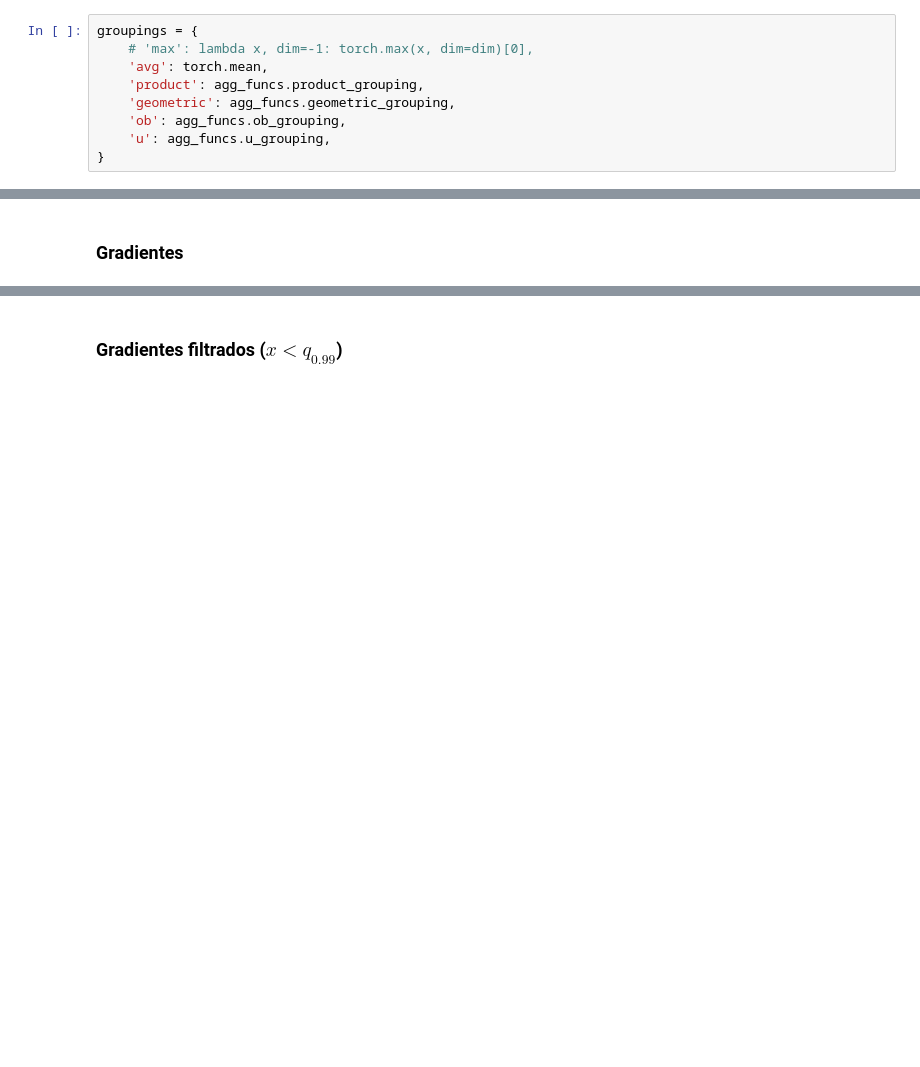
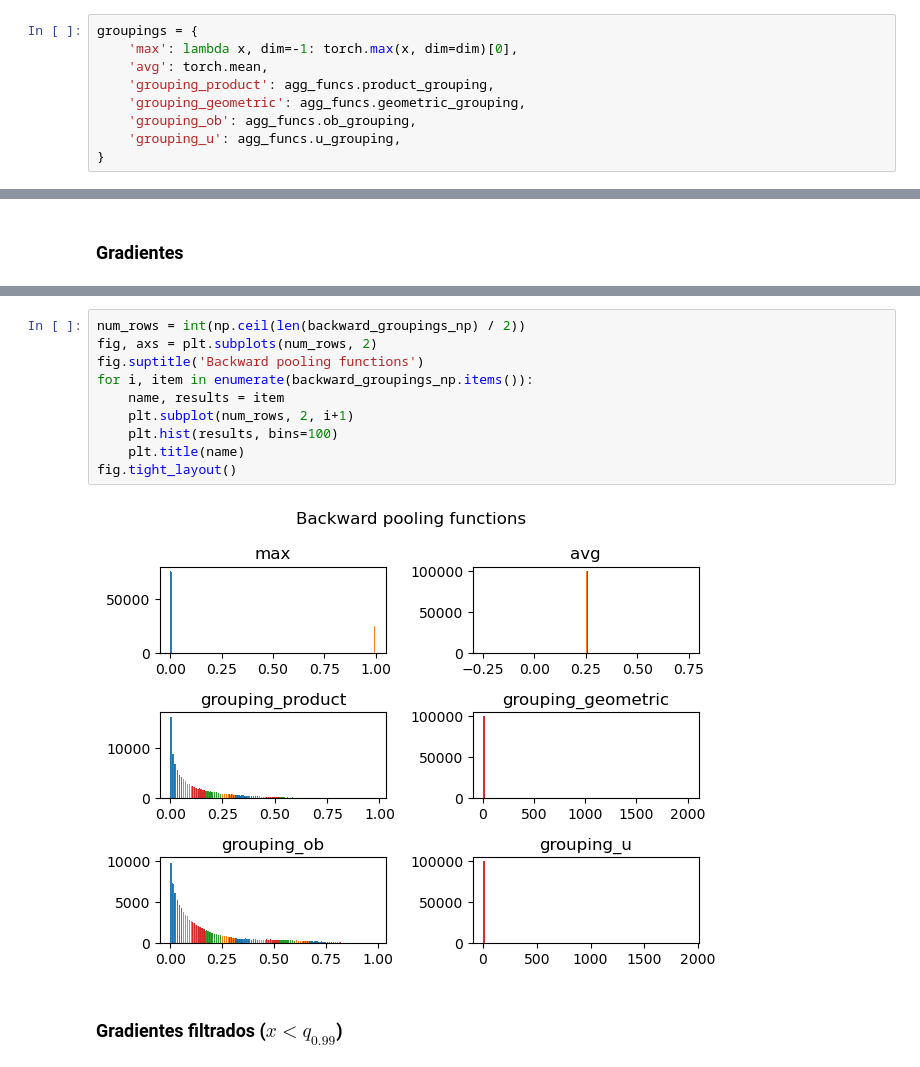
Before and after one commit to iosurodri/overlapsAndGroupings, a Jupyter notebook: src/notebooks/study_differentiability.ipynb, the cells around one changed output, grey strips where cells are left out. Cells and saved outputs as stored; diff of their text form; blank space fills up the shorter version.

Commit message:
FIX & REFACT: Compatibility with newer pytorch versions. Improved plots.

```diff
--- a/src/notebooks/study_differentiability.ipynb
+++ b/src/notebooks/study_differentiability.ipynb
@@ -18,12 +25,12 @@ cuda:0
 # 1. Preparación de las pruebas
 # %%
 groupings = {
-    # 'max': lambda x, dim=-1: torch.max(x, dim=dim)[0],
+    'max': lambda x, dim=-1: torch.max(x, dim=dim)[0],
     'avg': torch.mean,
-    'product': agg_funcs.product_grouping,
-    'geometric': agg_funcs.geometric_grouping,
-    'ob': agg_funcs.ob_grouping,
-    'u': agg_funcs.u_grouping,
+    'grouping_product': agg_funcs.product_grouping,
+    'grouping_geometric': agg_funcs.geometric_grouping,
+    'grouping_ob': agg_funcs.ob_grouping,
+    'grouping_u': agg_funcs.u_grouping,
 }
 # %%
 num_samples = 100000
@@ -99,2 +155,14 @@ for item in backward_groupings.items():
+# %%
+num_rows = int(np.ceil(len(backward_groupings_np) / 2))
+fig, axs = plt.subplots(num_rows, 2)
+fig.suptitle('Backward pooling functions')
+for i, item in enumerate(backward_groupings_np.items()):
+    name, results = item
+    plt.subplot(num_rows, 2, i+1)
+    plt.hist(results, bins=100)
+    plt.title(name)
+fig.tight_layout()
+# %% [output]
+[figure, added]
 # %% [markdown]
 ### Gradientes filtrados ($x < q_{0.99}$)
```
Also changed, not shown: parts of 16 cells of this notebook.
